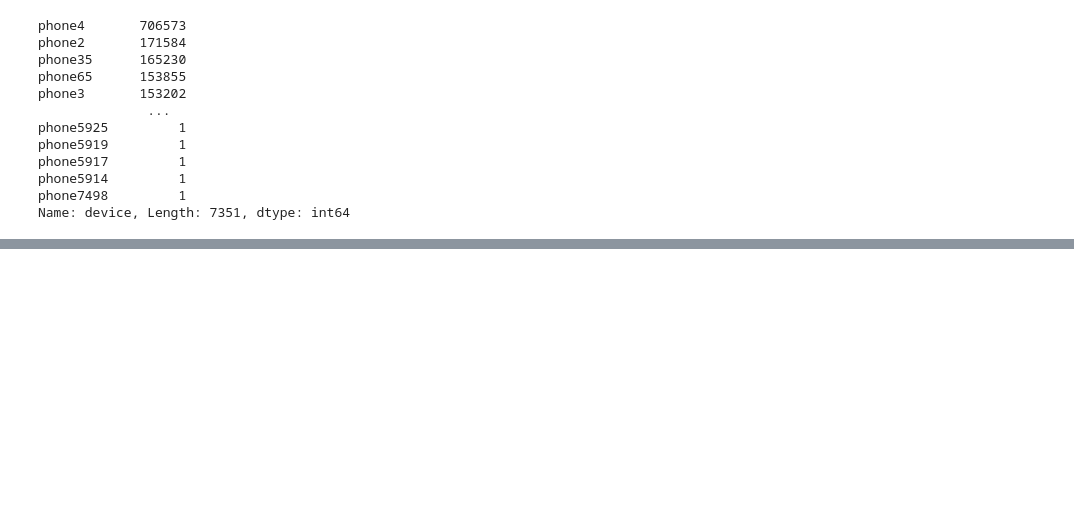
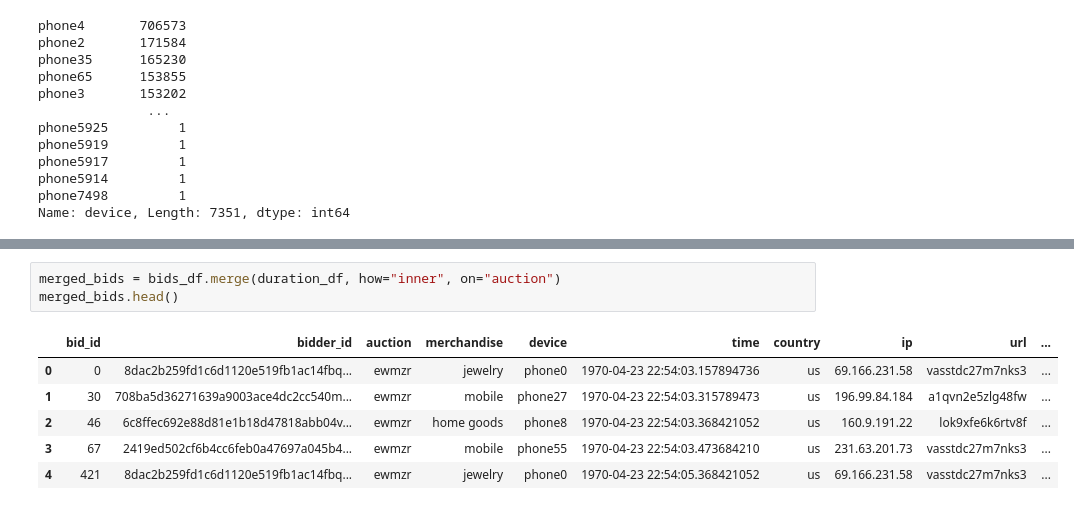
Before and after one commit to Marwan-Takrouri/Human-or-Robot-Facebook-Kaggle, a Jupyter notebook: Explore_the_data.ipynb, the cells around one changed output, grey strips where cells are left out. Drawn from its saved outputs; the diff is of its cells as text; blank space fills up the shorter version.

```diff
--- a/Explore_the_data.ipynb
+++ b/Explore_the_data.ipynb
@@ -373,0 +353,10 @@ All auction last same length of time. Not sure it's a coding issue or the auctio
+# %%
+merged_bids = bids_df.merge(duration_df, how="inner", on="auction")
+merged_bids.head()
+# %% [output]
+|  | bid_id | bidder_id | auction | merchandise | device | time | country | ip | url | ... |
+| 0 | 0 | 8dac2b259fd1c6d1120e519fb1ac14fbq... | ewmzr | jewelry | phone0 | 1970-04-23 22:54:03.157894736 | us | 69.166.231.58 | vasstdc27m7nks3 | ... |
+| 1 | 30 | 708ba5d36271639a9003ace4dc2cc540m... | ewmzr | mobile | phone27 | 1970-04-23 22:54:03.315789473 | us | 196.99.84.184 | a1qvn2e5zlg48fw | ... |
+| 2 | 46 | 6c8ffec692e88d81e1b18d47818abb04v... | ewmzr | home goods | phone8 | 1970-04-23 22:54:03.368421052 | us | 160.9.191.22 | lok9xfe6k6rtv8f | ... |
+| 3 | 67 | 2419ed502cf6b4cc6feb0a47697a045b4... | ewmzr | mobile | phone55 | 1970-04-23 22:54:03.473684210 | us | 231.63.201.73 | vasstdc27m7nks3 | ... |
+| 4 | 421 | 8dac2b259fd1c6d1120e519fb1ac14fbq... | ewmzr | jewelry | phone0 | 1970-04-23 22:54:05.368421052 | us | 69.166.231.58 | vasstdc27m7nks3 | ... |
```
Also changed, not shown: parts of 39 cells of this notebook.
